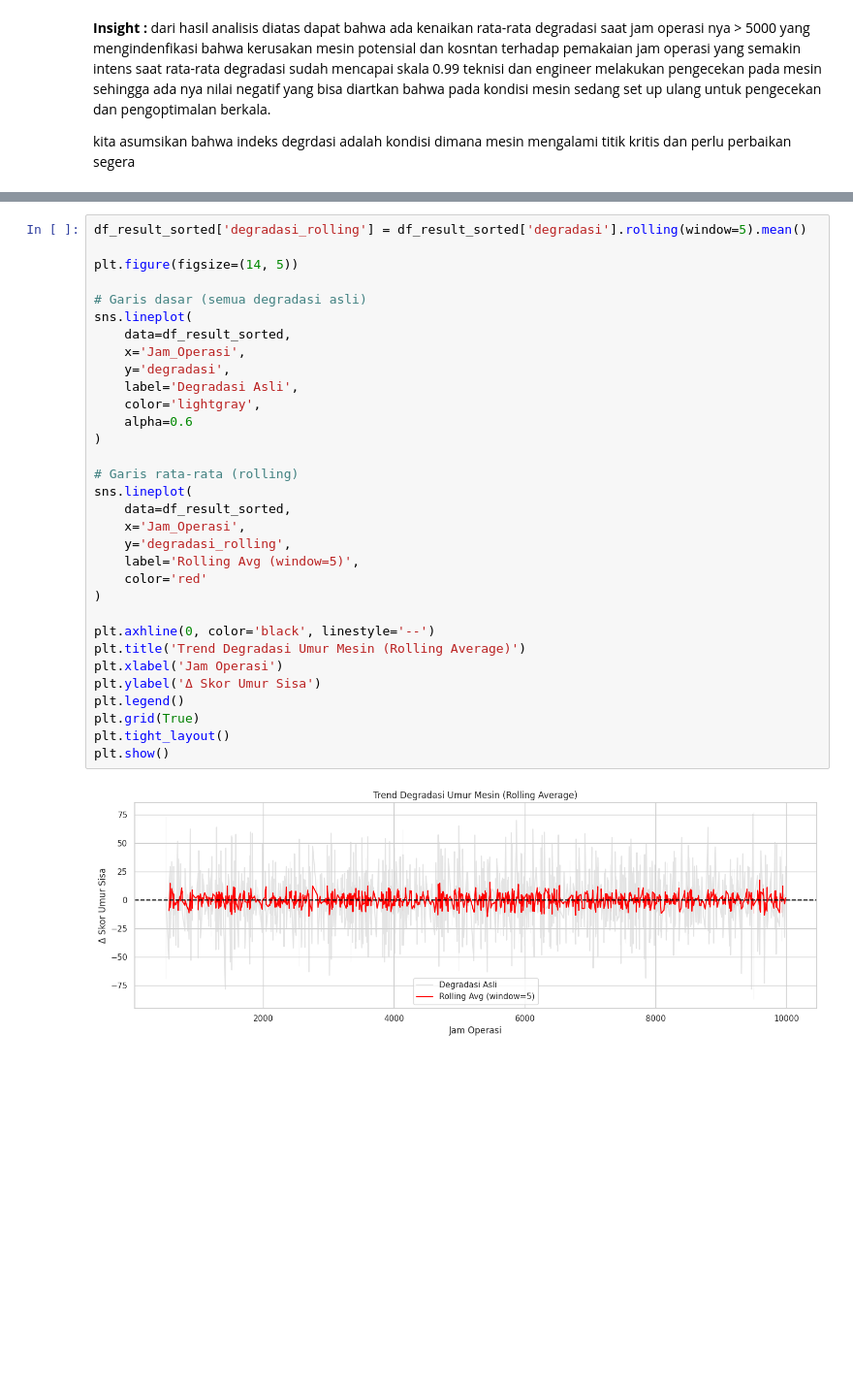
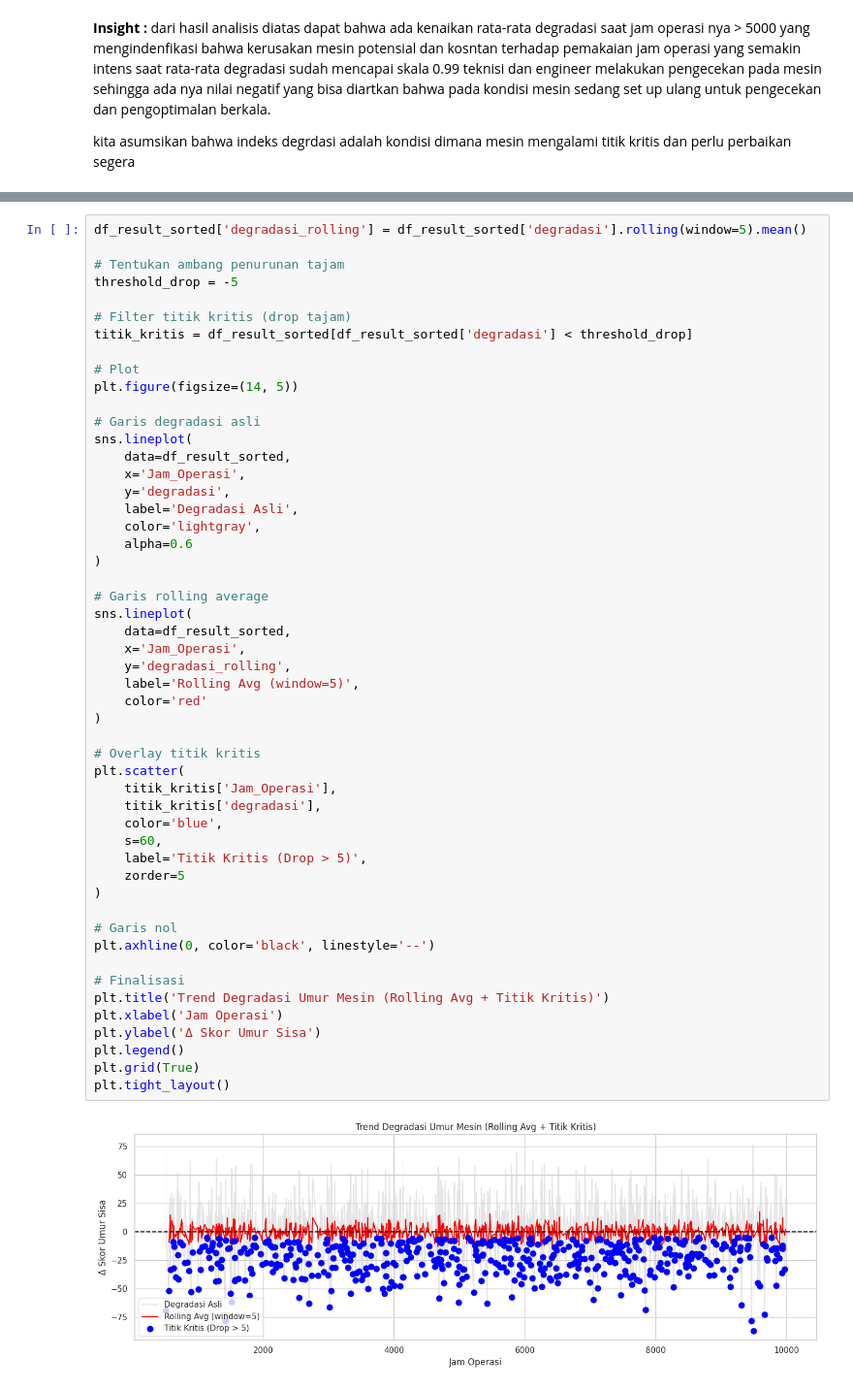
Before and after one commit to BlackBox-Ops/prediksi-estimasi-perbaikan-mesin, a Jupyter notebook: DS Series Prediksi dan Estimasi Perbaikan Mesin.ipynb, the cells around one changed output, grey strips where cells are left out. Shown at 97% size. Drawn from its saved outputs; the diff is of its cells as text; blank space fills up the shorter version.

```diff
--- a/DS Series Prediksi dan Estimasi Perbaikan Mesin.ipynb
+++ b/DS Series Prediksi dan Estimasi Perbaikan Mesin.ipynb
@@ -1100,34 +1094,53 @@ yang bisa jadi bahan acuan bagi engineer atau teknisi untuk dapat melakukan perb
 # %%
 df_result_sorted['degradasi_rolling'] = df_result_sorted['degradasi'].rolling(window=5).mean()
 
+# Tentukan ambang penurunan tajam
+threshold_drop = -5
+
+# Filter titik kritis (drop tajam)
+titik_kritis = df_result_sorted[df_result_sorted['degradasi'] < threshold_drop]
+
+# Plot
 plt.figure(figsize=(14, 5))
 
-# Garis dasar (semua degradasi asli)
+# Garis degradasi asli
 sns.lineplot(
     data=df_result_sorted,
     x='Jam_Operasi',
     y='degradasi',
     label='Degradasi Asli',
     color='lightgray',
     alpha=0.6
 )
 
-# Garis rata-rata (rolling)
+# Garis rolling average
 sns.lineplot(
     data=df_result_sorted,
     x='Jam_Operasi',
     y='degradasi_rolling',
     label='Rolling Avg (window=5)',
     color='red'
 )
 
+# Overlay titik kritis
+plt.scatter(
+    titik_kritis['Jam_Operasi'],
+    titik_kritis['degradasi'],
+    color='blue',
+    s=60,
+    label='Titik Kritis (Drop > 5)',
+    zorder=5
+)
+
+# Garis nol
 plt.axhline(0, color='black', linestyle='--')
-plt.title('Trend Degradasi Umur Mesin (Rolling Average)')
+
+# Finalisasi
+plt.title('Trend Degradasi Umur Mesin (Rolling Avg + Titik Kritis)')
 plt.xlabel('Jam Operasi')
 plt.ylabel('Δ Skor Umur Sisa')
 plt.legend()
 plt.grid(True)
 plt.tight_layout()
-plt.show()
 # %% [output]
-[figure, old version]
+[figure, new version]
```
Also changed, not shown: parts of 64 cells of this notebook, 4 other files.
